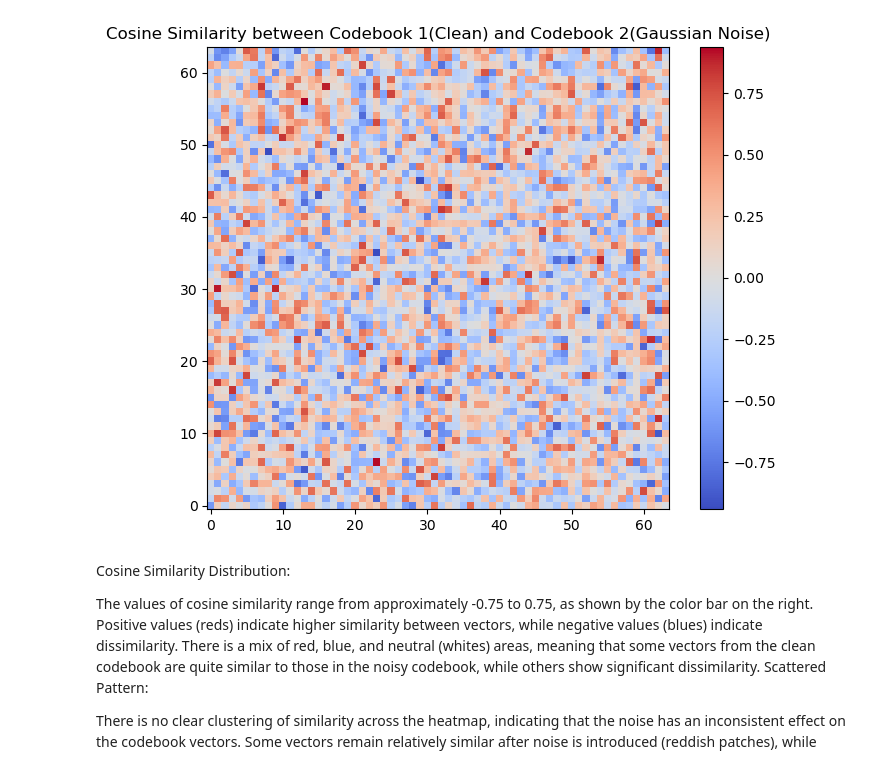
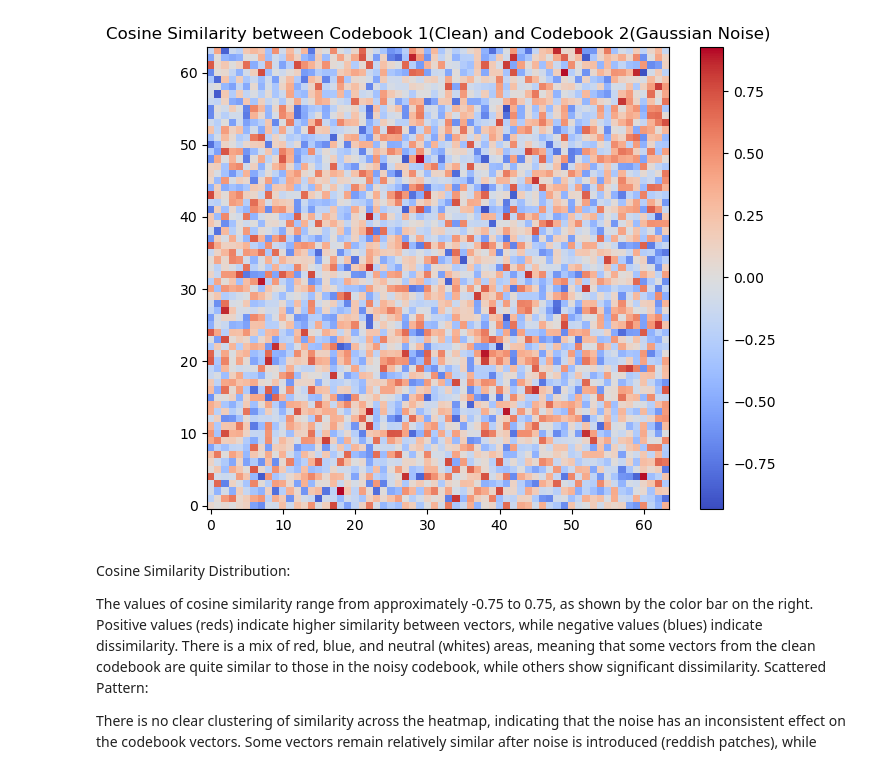
Before and after one commit to ravioli1369/vqvae, a Jupyter notebook: vqvae/cosine_similarity.ipynb, the cells around one changed output. Saved outputs shown, nothing was run; the diff lists cells and outputs as text; code cells hidden in the pictures.

```diff
--- a/vqvae/cosine_similarity.ipynb
+++ b/vqvae/cosine_similarity.ipynb
@@ -1,22 +1,22 @@
 # %%
 from sklearn.metrics.pairwise import cosine_similarity
 import seaborn as sns
 import numpy as np
 import matplotlib.pyplot as plt
 
 codebook_1 = np.load("../results/original/original.npy")
-codebook_2 = np.load("../results/poisson/poisson.npy")
+codebook_2 = np.load("../results/gaussian_0.001/gaussian_0.001.npy")
 
 
 cosine_sim = cosine_similarity(codebook_1, codebook_2)
 plt.figure(figsize=(8, 6))
 # sns.heatmap(cosine_sim, cmap="coolwarm", annot=False, origin='lower')
 plt.imshow(cosine_sim, cmap="coolwarm", origin="lower")
 plt.colorbar()
 plt.title("Cosine Similarity between Codebook 1(Clean) and Codebook 2(Gaussian Noise)")
 plt.show()
 # %% [output]
-[figure, old version]
+[figure, new version]
 # %% [markdown]
 Cosine Similarity Distribution:
 
```
Also changed, not shown: 5 other files.
